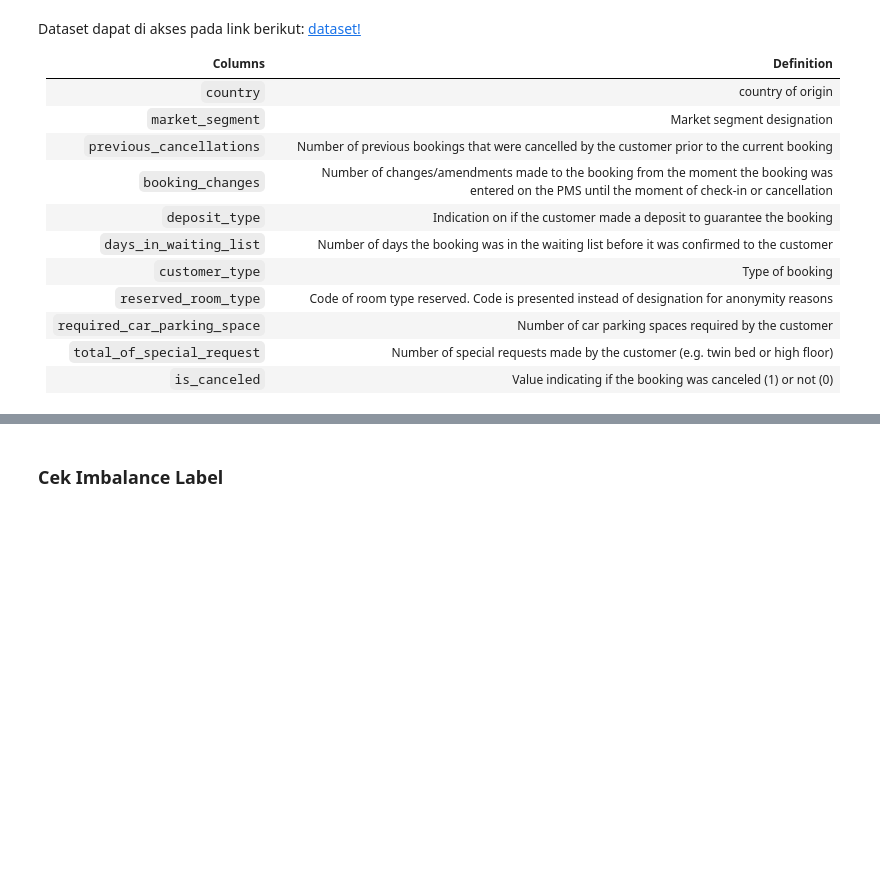
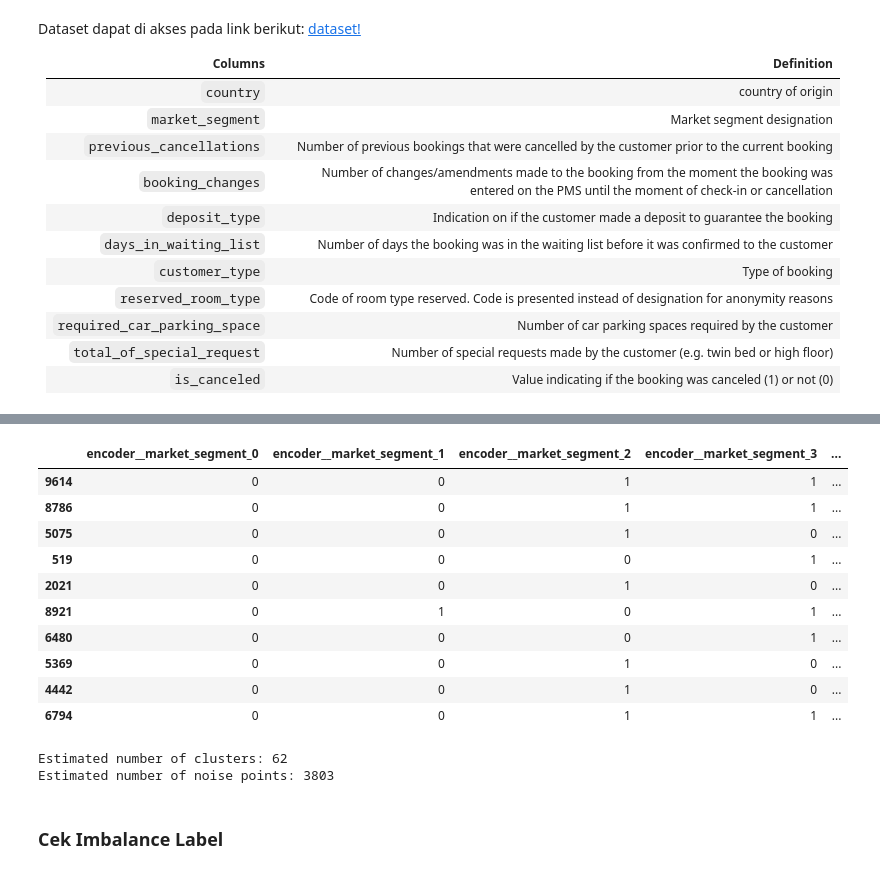
Before and after one commit to fnkhairudin/Hotel-Booking-Demand, a Jupyter notebook: notebooks/1.0-fnk-machine-learning.ipynb, the cells around one changed output, grey strips where cells are left out. Cells and saved outputs as stored; diff of their text form; code cells hidden in the pictures; blank space fills up the shorter version.

```diff
--- a/notebooks/1.0-fnk-machine-learning.ipynb
+++ b/notebooks/1.0-fnk-machine-learning.ipynb
@@ -191,3 +264,44 @@ sns.countplot(data, x='total_of_special_requests');
+# %%
+from sklearn.compose import ColumnTransformer
+import category_encoders as ce
+from sklearn.preprocessing import StandardScaler, MinMaxScaler
+
+transformer = ColumnTransformer([
+    ('encoder', ce.BinaryEncoder(), ['market_segment', 'deposit_type', 'customer_type', 'reserved_room_type']),
+    ('scaller', StandardScaler(),['previous_cancellations', 'booking_changes', 'days_in_waiting_list', 'required_car_parking_spaces', 'total_of_special_requests'])
+    ], remainder='passthrough')
+
+# fitting and transforming
+data_encoded = pd.DataFrame(transformer.fit_transform(data), columns=transformer.get_feature_names_out())
+data_encoded = data_encoded.astype(int)
+data_encoded.sample(10)
+# %% [output]
+|  | encoder__market_segment_0 | encoder__market_segment_1 | encoder__market_segment_2 | encoder__market_segment_3 | ... |
+| 9614 | 0 | 0 | 1 | 1 | ... |
+| 8786 | 0 | 0 | 1 | 1 | ... |
+| 5075 | 0 | 0 | 1 | 0 | ... |
+| 519 | 0 | 0 | 0 | 1 | ... |
+| 2021 | 0 | 0 | 1 | 0 | ... |
+| 8921 | 0 | 1 | 0 | 1 | ... |
+| 6480 | 0 | 0 | 0 | 1 | ... |
+| 5369 | 0 | 0 | 1 | 0 | ... |
+| 4442 | 0 | 0 | 1 | 0 | ... |
+| 6794 | 0 | 0 | 1 | 1 | ... |
+# %%
+from sklearn.cluster import DBSCAN
+
+model = DBSCAN(min_samples=36, eps=0.3)
+model = model.fit(data_encoded)
+
+labels = model.labels_
+n_clusters_ = len(set(labels)) - (1 if -1 in labels else 0)
+n_noise_ = list(labels).count(-1)
+
+print("Estimated number of clusters: %d" % n_clusters_)
+print("Estimated number of noise points: %d" % n_noise_)
+# %% [output]
+Estimated number of clusters: 62
+Estimated number of noise points: 3803
 # %% [markdown]
 ### Cek Imbalance Label
 # %%
```
Also changed, not shown: parts of 24 cells of this notebook, 1 other file.
